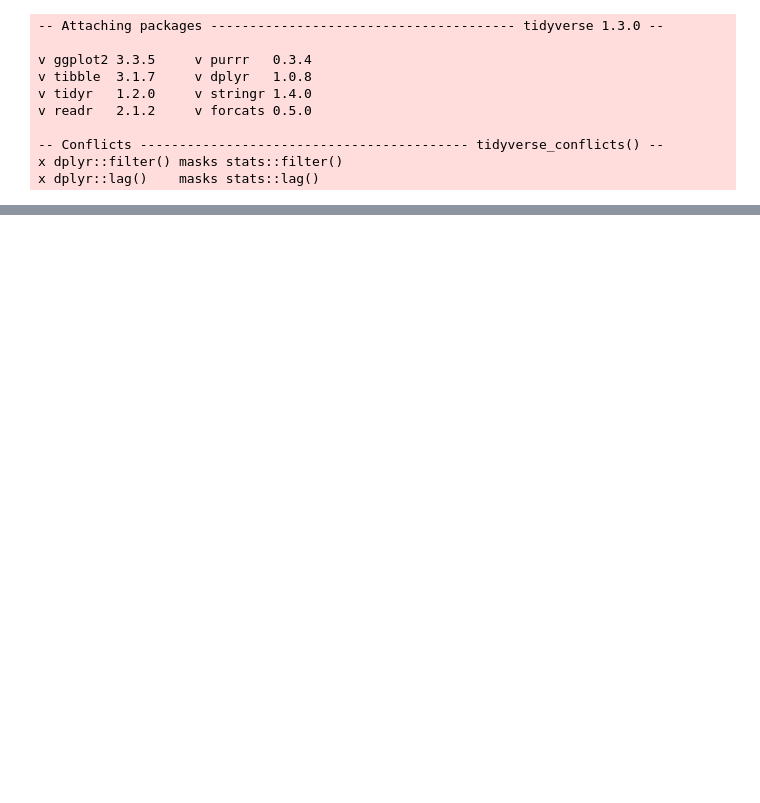
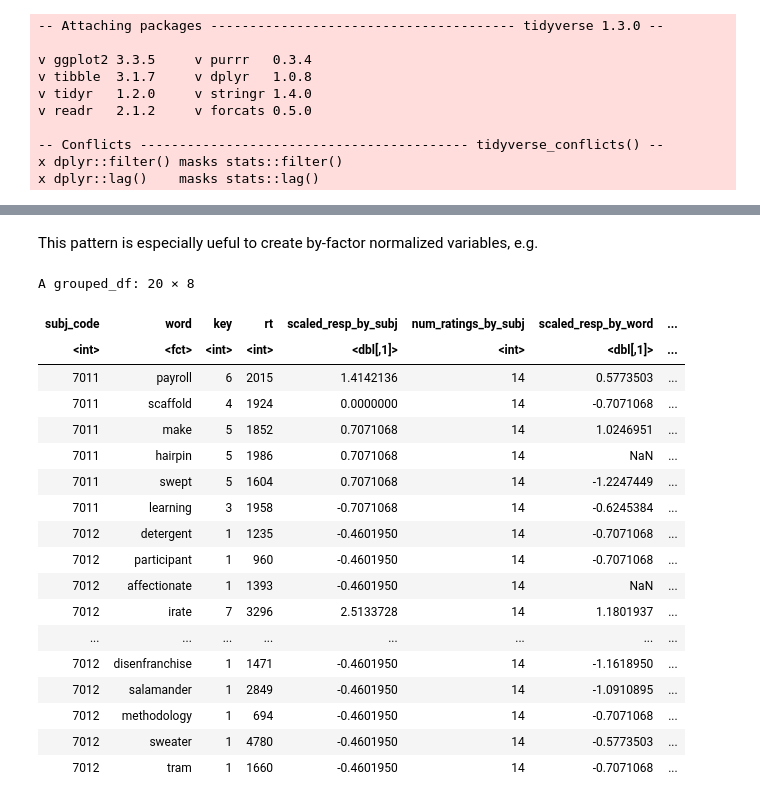
Before and after one commit to psych750/psych750.github.io, a Jupyter notebook: _sources/notebooks/activity_merge_sac.ipynb, the cells around one changed output, grey strips where cells are left out. Drawn from its saved outputs; the diff is of its cells as text; code cells hidden in the pictures; blank space fills up the shorter version.

```diff
--- a/_sources/notebooks/activity_merge_sac.ipynb
+++ b/_sources/notebooks/activity_merge_sac.ipynb
@@ -31,0 +20,3 @@ A grouped_df: 6 × 6
+# %%
+responses <- read.csv("https://psych750.github.io/data/iconicity_sample.csv")
+demographics <- read.csv("https://psych750.github.io/data/iconicity_sample_demographics.csv")
@@ -31,0 +85,27 @@ A grouped_df: 6 × 6
+# %% [markdown]
+This pattern is especially ueful to create by-factor normalized variables, e.g.
+# %%
+responses %>%
+   group_by(subj_code) %>% mutate(scaled_resp_by_subj = scale(key),num_ratings_by_subj=n()) %>%
+   group_by(word) %>% mutate(scaled_resp_by_word = scale(key),num_ratings_for_word=n()) %>%
+   tail(20)
+# %% [output]
+A grouped_df: 20 × 8
+| subj_code | word | key | rt | scaled_resp_by_subj | num_ratings_by_subj | scaled_resp_by_word | ... |
+| <int> | <fct> | <int> | <int> | <dbl[,1]> | <int> | <dbl[,1]> | ... |
+| 7011 | payroll | 6 | 2015 | 1.4142136 | 14 | 0.5773503 | ... |
+| 7011 | scaffold | 4 | 1924 | 0.0000000 | 14 | -0.7071068 | ... |
+| 7011 | make | 5 | 1852 | 0.7071068 | 14 | 1.0246951 | ... |
+| 7011 | hairpin | 5 | 1986 | 0.7071068 | 14 | NaN | ... |
+| 7011 | swept | 5 | 1604 | 0.7071068 | 14 | -1.2247449 | ... |
+| 7011 | learning | 3 | 1958 | -0.7071068 | 14 | -0.6245384 | ... |
+| 7012 | detergent | 1 | 1235 | -0.4601950 | 14 | -0.7071068 | ... |
+| 7012 | participant | 1 | 960 | -0.4601950 | 14 | -0.7071068 | ... |
+| 7012 | affectionate | 1 | 1393 | -0.4601950 | 14 | NaN | ... |
+| 7012 | irate | 7 | 3296 | 2.5133728 | 14 | 1.1801937 | ... |
+| ... | ... | ... | ... | ... | ... | ... | ... |
+| 7012 | disenfranchise | 1 | 1471 | -0.4601950 | 14 | -1.1618950 | ... |
+| 7012 | salamander | 1 | 2849 | -0.4601950 | 14 | -1.0910895 | ... |
+| 7012 | methodology | 1 | 694 | -0.4601950 | 14 | -0.7071068 | ... |
+| 7012 | sweater | 1 | 4780 | -0.4601950 | 14 | -0.5773503 | ... |
+| 7012 | tram | 1 | 1660 | -0.4601950 | 14 | -0.7071068 | ... |
```
Also changed, not shown: parts of 26 cells of this notebook, 2 other files.
